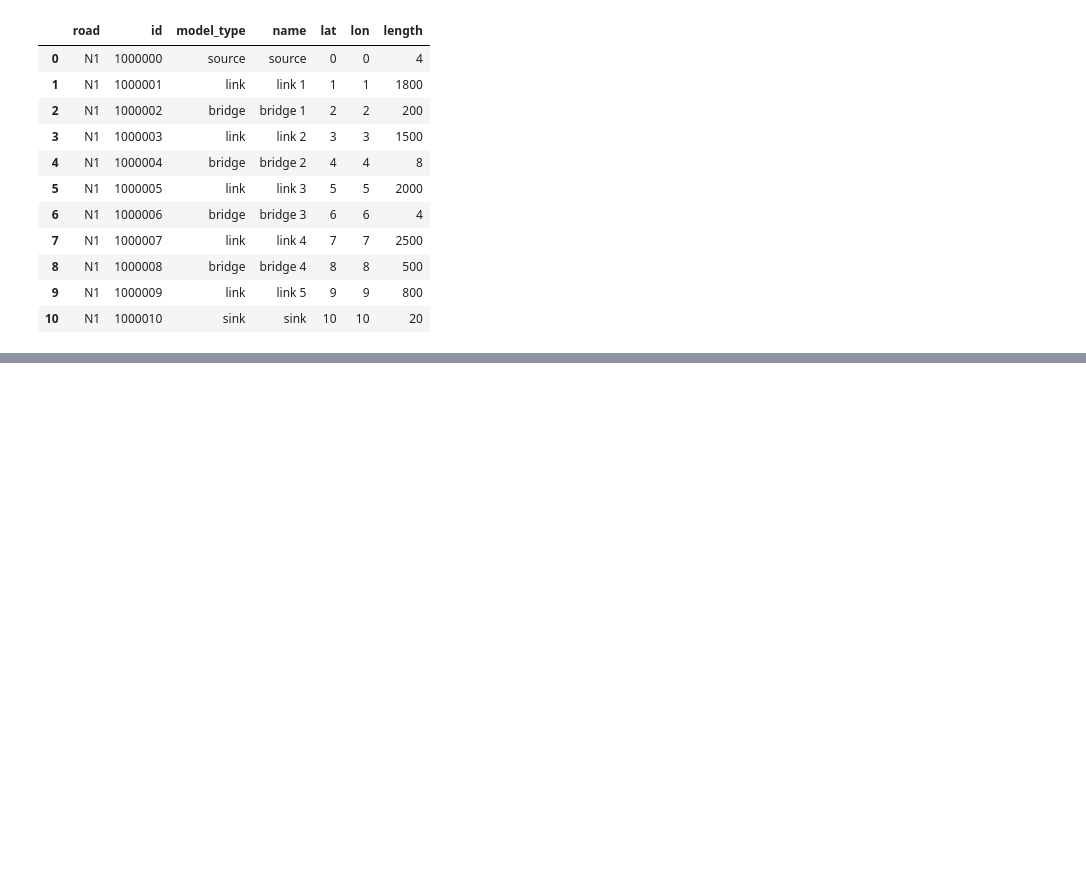
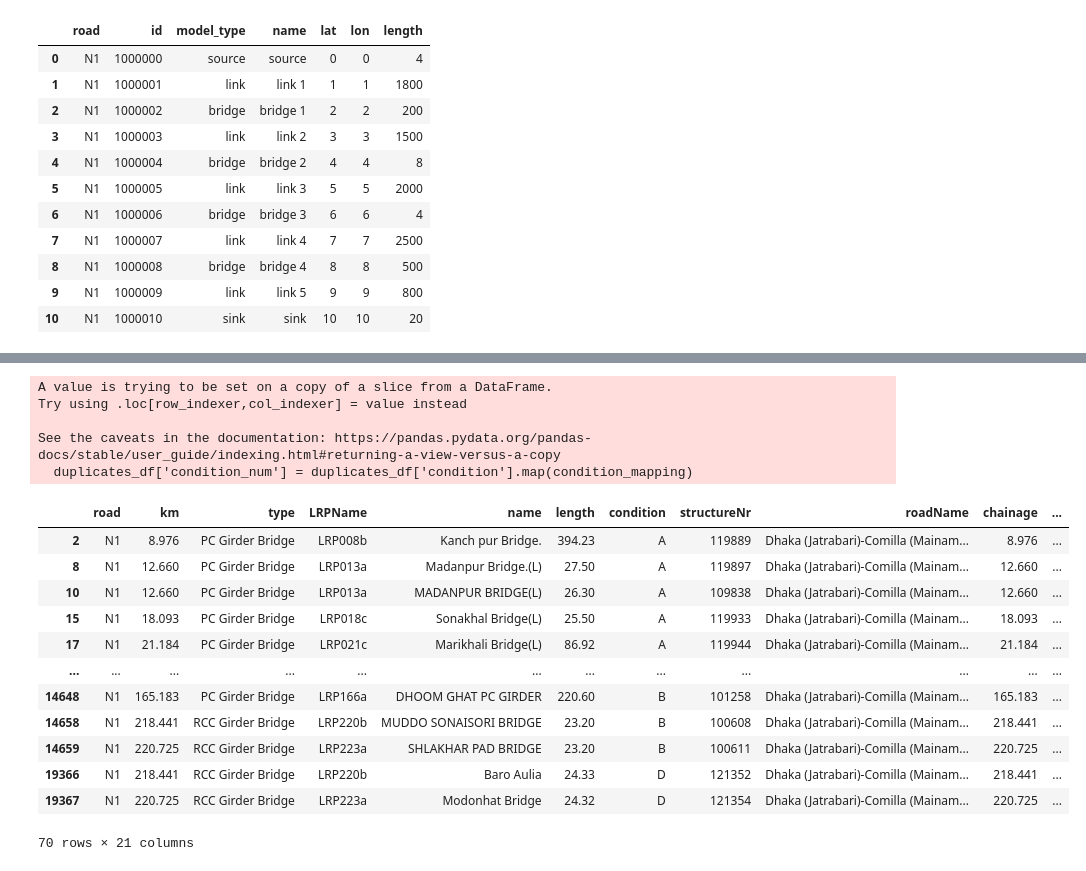
Before and after one commit to Anne-JS/advanced_simulation, a Jupyter notebook: EPA133a-G02-A2/model/Sven_doet_dingen.ipynb, the cells around one changed output, grey strips where cells are left out. Cells and saved outputs as stored; diff of their text form; code cells hidden in the pictures; blank space fills up the shorter version.

```diff
--- a/EPA133a-G02-A2/model/Sven_doet_dingen.ipynb
+++ b/EPA133a-G02-A2/model/Sven_doet_dingen.ipynb
@@ -182,0 +252,32 @@ n1
+# %%
+bmms_n1 = bmms_n1[~bmms_n1['name'].str.contains(r"\(R\)", na=False)]
+bmms_n1 = bmms_n1[~bmms_n1['name'].str.contains("right", case=False, na=False)]
+bmms_n1 = bmms_n1[~bmms_n1['name'].str.contains("RIGHT", case=False, na=False)]
+bmms_n1 = bmms_n1[~bmms_n1['name'].str.contains(r"\( R \)", na=False)]
+# %%
+duplicates_df = bmms_n1[bmms_n1.duplicated('km', keep=False)]
+# %%
+# Assuming duplicates_df is your DataFrame
+# Convert 'condition' to a numerical value for averaging
+condition_mapping = {'A': 1, 'B': 2, 'C': 3, 'D': 4, 'E': 5}
+duplicates_df['condition_num'] = duplicates_df['condition'].map(condition_mapping)
+duplicates_df
+# %% [output]
+A value is trying to be set on a copy of a slice from a DataFrame.
+Try using .loc[row_indexer,col_indexer] = value instead
+
+See the caveats in the documentation: https://pandas.pydata.org/pandas-docs/stable/user_guide/indexing.html#returning-a-view-versus-a-copy
+  duplicates_df['condition_num'] = duplicates_df['condition'].map(condition_mapping)
+|  | road | km | type | LRPName | name | length | condition | structureNr | roadName | chainage | ... |
+| 2 | N1 | 8.976 | PC Girder Bridge | LRP008b | Kanch pur Bridge. | 394.23 | A | 119889 | Dhaka (Jatrabari)-Comilla (Mainam... | 8.976 | ... |
+| 8 | N1 | 12.660 | PC Girder Bridge | LRP013a | Madanpur Bridge.(L) | 27.50 | A | 119897 | Dhaka (Jatrabari)-Comilla (Mainam... | 12.660 | ... |
+| 10 | N1 | 12.660 | PC Girder Bridge | LRP013a | MADANPUR BRIDGE(L) | 26.30 | A | 109838 | Dhaka (Jatrabari)-Comilla (Mainam... | 12.660 | ... |
+| 15 | N1 | 18.093 | PC Girder Bridge | LRP018c | Sonakhal Bridge(L) | 25.50 | A | 119933 | Dhaka (Jatrabari)-Comilla (Mainam... | 18.093 | ... |
+| 17 | N1 | 21.184 | PC Girder Bridge | LRP021c | Marikhali Bridge(L) | 86.92 | A | 119944 | Dhaka (Jatrabari)-Comilla (Mainam... | 21.184 | ... |
+| ... | ... | ... | ... | ... | ... | ... | ... | ... | ... | ... | ... |
+| 14648 | N1 | 165.183 | PC Girder Bridge | LRP166a | DHOOM GHAT PC GIRDER | 220.60 | B | 101258 | Dhaka (Jatrabari)-Comilla (Mainam... | 165.183 | ... |
+| 14658 | N1 | 218.441 | RCC Girder Bridge | LRP220b | MUDDO SONAISORI BRIDGE | 23.20 | B | 100608 | Dhaka (Jatrabari)-Comilla (Mainam... | 218.441 | ... |
+| 14659 | N1 | 220.725 | RCC Girder Bridge | LRP223a | SHLAKHAR PAD BRIDGE | 23.20 | B | 100611 | Dhaka (Jatrabari)-Comilla (Mainam... | 220.725 | ... |
+| 19366 | N1 | 218.441 | RCC Girder Bridge | LRP220b | Baro Aulia | 24.33 | D | 121352 | Dhaka (Jatrabari)-Comilla (Mainam... | 218.441 | ... |
+| 19367 | N1 | 220.725 | RCC Girder Bridge | LRP223a | Modonhat Bridge | 24.32 | D | 121354 | Dhaka (Jatrabari)-Comilla (Mainam... | 220.725 | ... |
+70 rows × 21 columns
```
Also changed, not shown: parts of 11 cells of this notebook, 2 other files.
